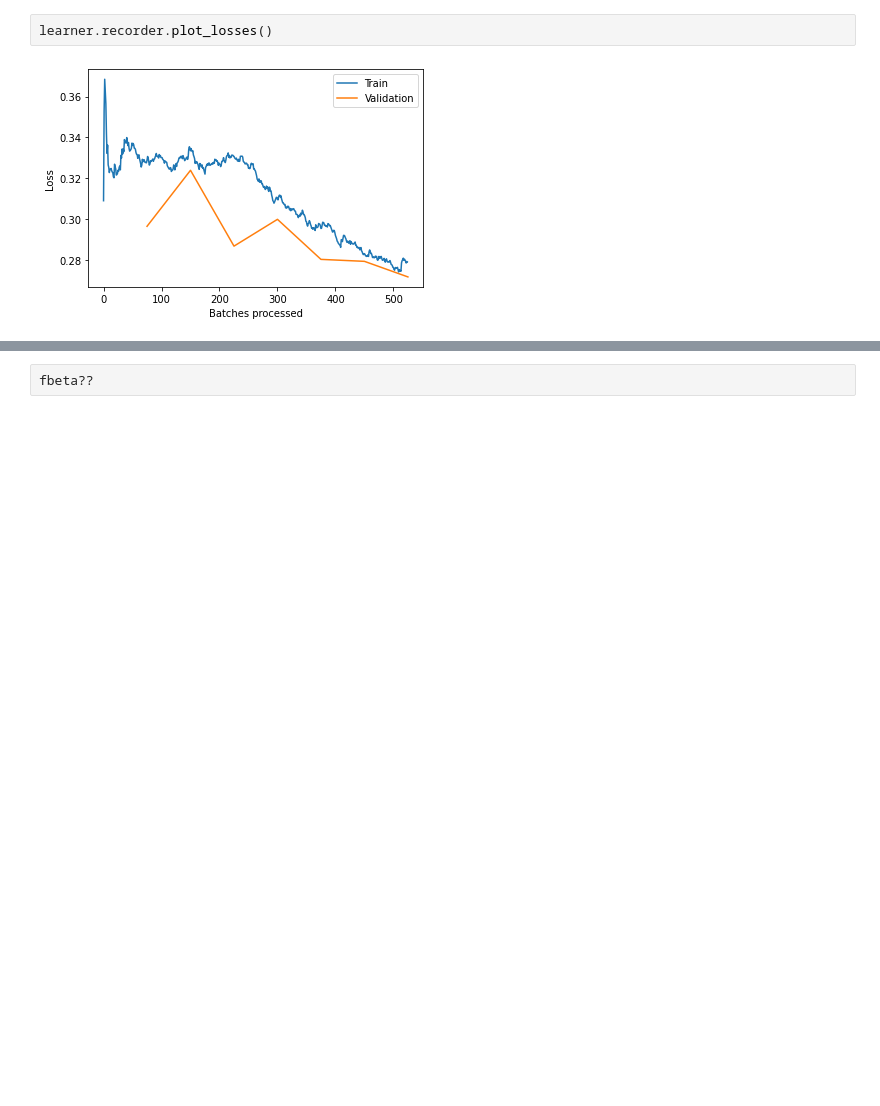
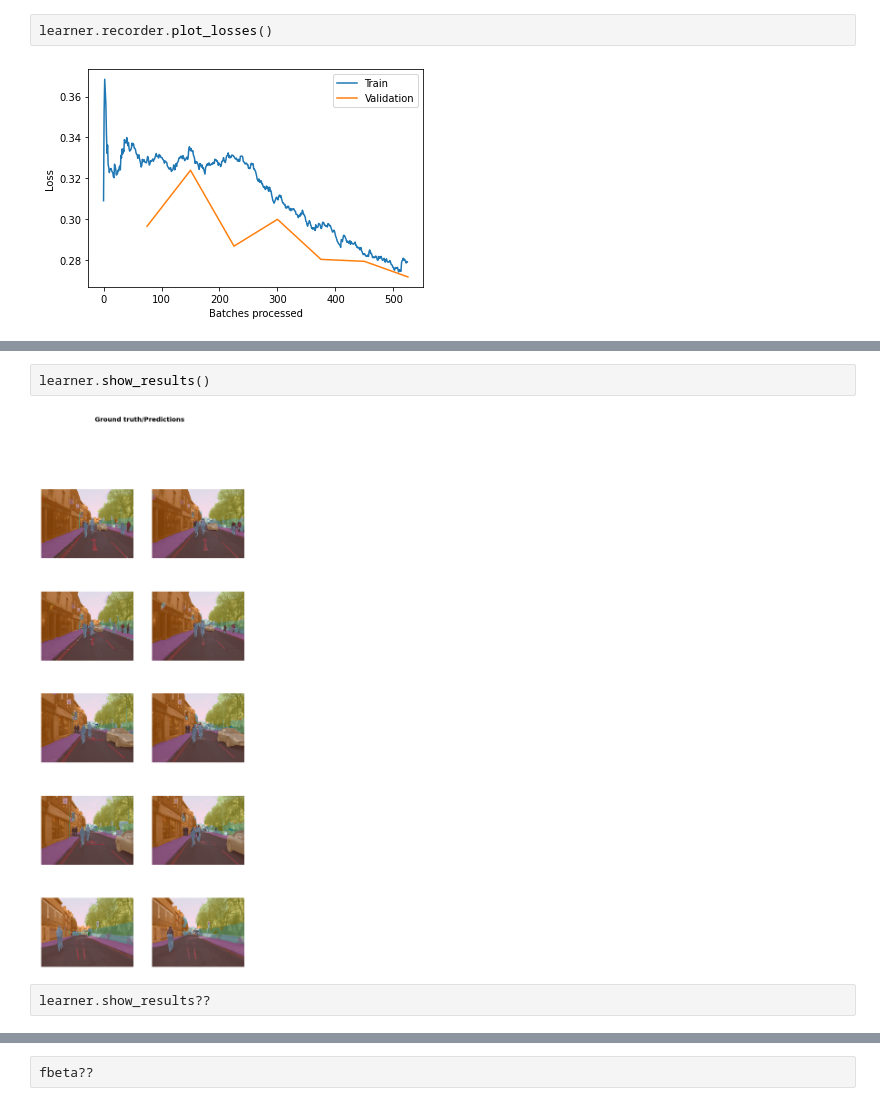
Before and after one commit to patchu-madathil/FastAI, a Jupyter notebook: camvidimagesegmentation.ipynb, the cells around one changed output, grey strips where cells are left out. Cells and saved outputs as stored; diff of their text form; blank space fills up the shorter version.

```diff
--- a/camvidimagesegmentation.ipynb
+++ b/camvidimagesegmentation.ipynb
@@ -176,0 +181,6 @@ learner.recorder.plot_losses()
+# %%
+learner.show_results()
+# %% [output]
+[figure, added]
+# %%
+learner.show_results??
```
Also changed, not shown: parts of 4 cells of this notebook.
